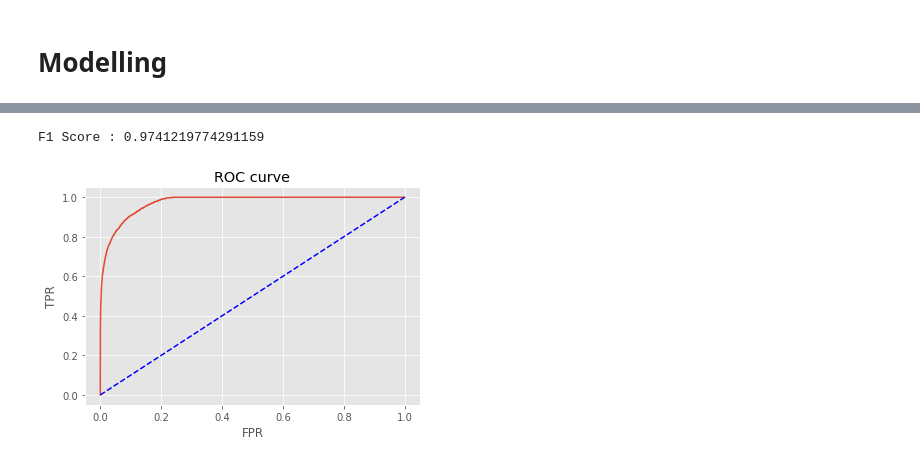
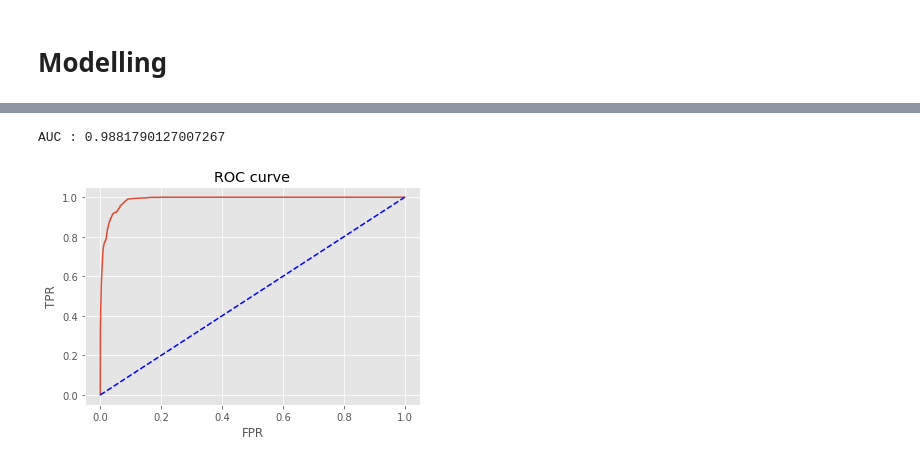
Before and after one commit to gerardtorrent97/easymoney-project, a Jupyter notebook: Recomendacion.ipynb, the cells around one changed output, grey strips where cells are left out. Saved outputs shown, nothing was run; the diff lists cells and outputs as text; code cells hidden in the pictures.

Commit message:
changes in models

```diff
--- a/Recomendacion.ipynb
+++ b/Recomendacion.ipynb
@@ -623,5 +629,5 @@ corr.style.background_gradient(cmap='coolwarm').set_precision(3)
 # %%
-DATASETS["ahorro_inversion"].drop(["entry_month", "entry_quarter"], axis=1, inplace=True)
+DATASETS["ahorro_inversion"].drop(["entry_month", "entry_quarter", "ConProducto"], axis=1, inplace=True)
 # %%
 corr = DATASETS["ahorro_inversion"].corr()
 corr.style.background_gradient(cmap='coolwarm').set_precision(3)
@@ -669,5 +675,5 @@ corr.style.background_gradient(cmap='coolwarm').set_precision(3)
 # %%
-DATASETS["debit_card"].drop(["entry_month", "entry_quarter"], axis=1, inplace=True)
+DATASETS["debit_card"].drop(["entry_month", "entry_quarter", "ConProducto"], axis=1, inplace=True)
 # %%
 corr = DATASETS["debit_card"].corr()
 corr.style.background_gradient(cmap='coolwarm').set_precision(3)
@@ -838,10 +844,9 @@ for target in DATASETS.keys():
 # EJECUTAR A PARTIR DE AQUI!
 # %%
 class Model(object):
-  def __init__(self, target, max_depth, min_samples_leaf):
+  def __init__(self, target):
     self.target = target
-    self.model = xgb.XGBClassifier(max_depth=max_depth,
-                                   min_samples_leaf=min_samples_leaf,
+    self.model = xgb.XGBClassifier(n_estimators=50,
                                    random_state=RANDOM_STATE)
     self.dir_path = f"/content/gdrive/MyDrive/EASY_MONEY_NUCLIO/recomendacion/{self.target}/"
 
@@ -870,9 +875,9 @@ class Model(object):
     print("Recall Score : " + str(recall_score(self.y_test, y_pred)))
     print("F1 Score : " + str(f1_score(self.y_test, y_pred)))
 
-  def get_auc_metrics(self, y_score):
-    print("F1 Score : " + str(roc_auc_score(self.y_test, y_score)))
-    fpr, tpr, _ = metrics.roc_curve(self.y_test, y_score)
+  def get_auc_metrics(self):
+    print("AUC : " + str(roc_auc_score(self.y_test, self.predict_proba())))
+    fpr, tpr, _ = metrics.roc_curve(self.y_test, self.predict_proba())
     plt.clf()
     plt.plot(fpr, tpr)
     plt.plot([0, 1], [0, 1], color="blue", linestyle="--")
@@ -898,5 +903,5 @@ class Model(object):
 # %%
-em = Model("em_acount", max_depth=4, min_samples_leaf=150)
+em = Model("em_acount")
 em.load_train_test()
 em.train()
 y_test_pred = pd.DataFrame(em.predict(), index=em.y_test.index, columns=["PrediccionCompra"])
@@ -922,8 +927,8 @@ em.confusion_matrix(results_df["compra"], results_df["PrediccionCompra"])
 # %%
-em.get_auc_metrics(y_test_score)
+em.get_auc_metrics()
 # %% [output]
-F1 Score : 0.9741219774291159
+AUC : 0.9881790127007267
-[figure, old version]
+[figure, new version]
 # %%
 top_features = em.get_feature_importance()
 # %%
```
Also changed, not shown: parts of 69 cells of this notebook.
